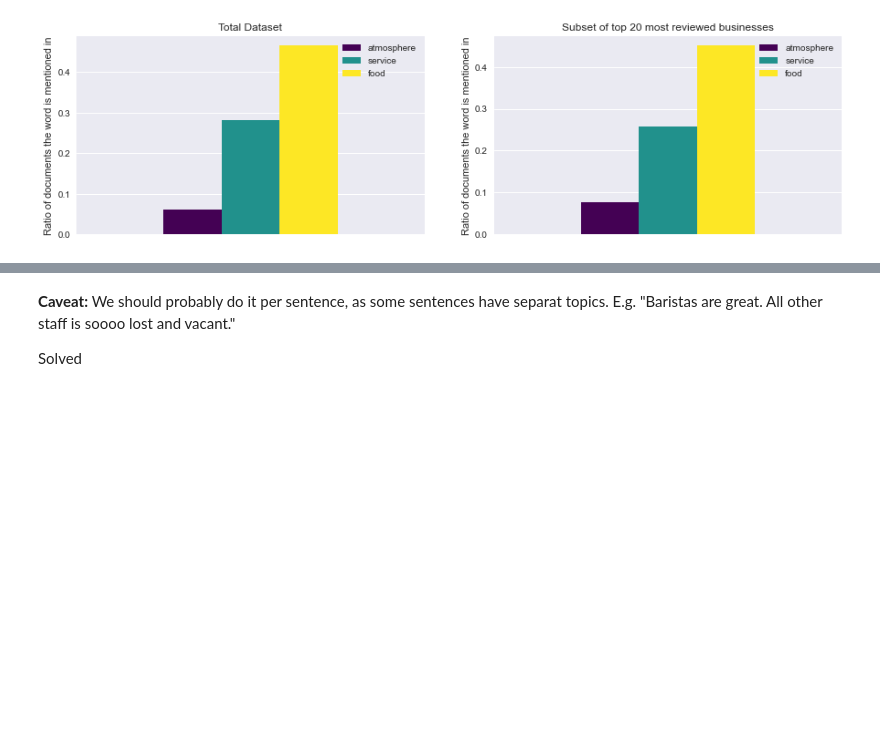
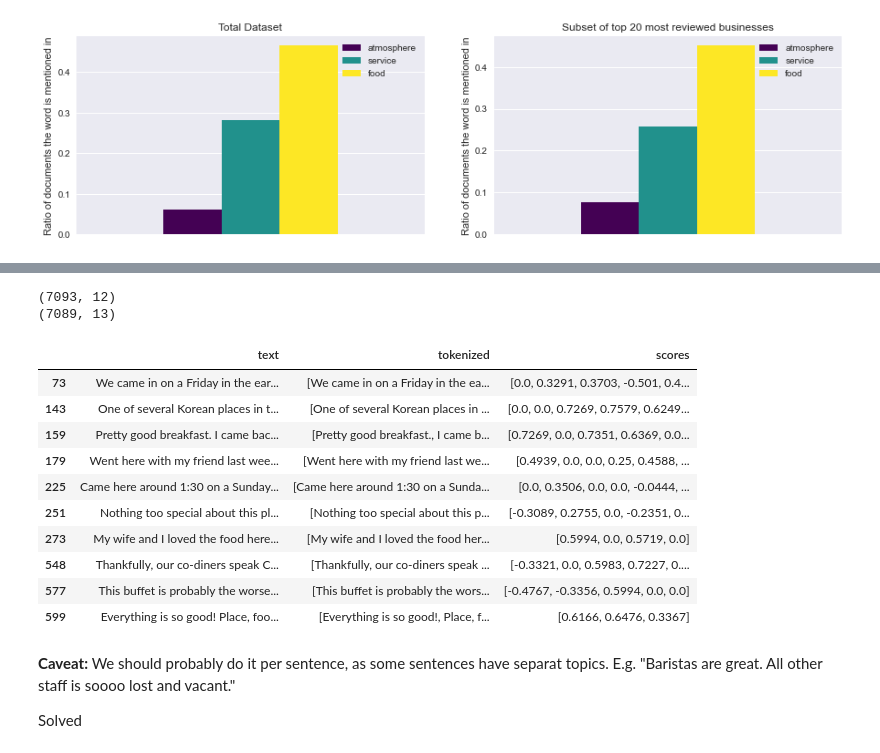
Before and after one commit to lhestermeyer/yelp, a Jupyter notebook: notebooks/20_RestaurantRatingChanges.ipynb, the cells around one changed output, grey strips where cells are left out. Saved outputs shown, nothing was run; the diff lists cells and outputs as text; code cells hidden in the pictures; blank space fills up the shorter version.

```diff
--- a/notebooks/20_RestaurantRatingChanges.ipynb
+++ b/notebooks/20_RestaurantRatingChanges.ipynb
@@ -243,31 +276,45 @@ The words ratio is about the same for our subset, so let's use the subset for no
 # %%
-top20_reviews = reviews.loc[reviews.business_id.isin(business_ids_with_sufficient_reviews[:20])]
+# top20_reviews = reviews.loc[reviews.business_id.isin(business_ids_with_sufficient_reviews[:20])]
 
 words = set(nltk.corpus.words.words())
 def remove_non_english(text):
     return " ".join(w for w in nltk.wordpunct_tokenize(text) if w.lower() in words or w.isdigit())
 
 print(top20_reviews.shape)
 top20_reviews = top20_reviews.assign(english=top20_reviews.text.map(remove_non_english))
 top20_reviews = top20_reviews[top20_reviews.english != '']
 print(top20_reviews.shape)
 
 def tokenize_and_score(row):
     tokenized_sentences = tokenize.sent_tokenize(row)
 
     scores = list(map(lambda x : sid.polarity_scores(x)['compound'], tokenized_sentences))
 
     return tokenized_sentences, scores
 
 top20_reviews['tokenized'], top20_reviews['scores'] = zip(*(top20_reviews.text.progress_map(tokenize_and_score)))
 
 # # TODO: should be done in one map with the scoring.
 # top20_reviews = top20_reviews.assign(tokenized=top20_reviews.text.map(lambda x: tokenize.sent_tokenize(x)))
 
 # # vader score
 # top20_reviews = top20_reviews.assign(score=top20_reviews.text.map(lambda x : sid.polarity_scores(x)['compound']))
 
 top20_reviews[['text', 'tokenized', 'scores']].head(10)
+# %% [output]
+(7093, 12)
+(7089, 13)
+|  | text | tokenized | scores |
+| 73 | We came in on a Friday in the ear... | [We came in on a Friday in the ea... | [0.0, 0.3291, 0.3703, -0.501, 0.4... |
+| 143 | One of several Korean places in t... | [One of several Korean places in ... | [0.0, 0.0, 0.7269, 0.7579, 0.6249... |
+| 159 | Pretty good breakfast. I came bac... | [Pretty good breakfast., I came b... | [0.7269, 0.0, 0.7351, 0.6369, 0.0... |
+| 179 | Went here with my friend last wee... | [Went here with my friend last we... | [0.4939, 0.0, 0.0, 0.25, 0.4588, ... |
+| 225 | Came here around 1:30 on a Sunday... | [Came here around 1:30 on a Sunda... | [0.0, 0.3506, 0.0, 0.0, -0.0444, ... |
+| 251 | Nothing too special about this pl... | [Nothing too special about this p... | [-0.3089, 0.2755, 0.0, -0.2351, 0... |
+| 273 | My wife and I loved the food here... | [My wife and I loved the food her... | [0.5994, 0.0, 0.5719, 0.0] |
+| 548 | Thankfully, our co-diners speak C... | [Thankfully, our co-diners speak ... | [-0.3321, 0.0, 0.5983, 0.7227, 0.... |
+| 577 | This buffet is probably the worse... | [This buffet is probably the wors... | [-0.4767, -0.3356, 0.5994, 0.0, 0.0] |
+| 599 | Everything is so good! Place, foo... | [Everything is so good!, Place, f... | [0.6166, 0.6476, 0.3367] |
 # %% [markdown]
 __Caveat:__ We should probably do it per sentence, as some sentences have separat topics. E.g. "Baristas are great. All other staff is soooo lost and vacant."
 
```
Also changed, not shown: parts of 22 cells of this notebook.
